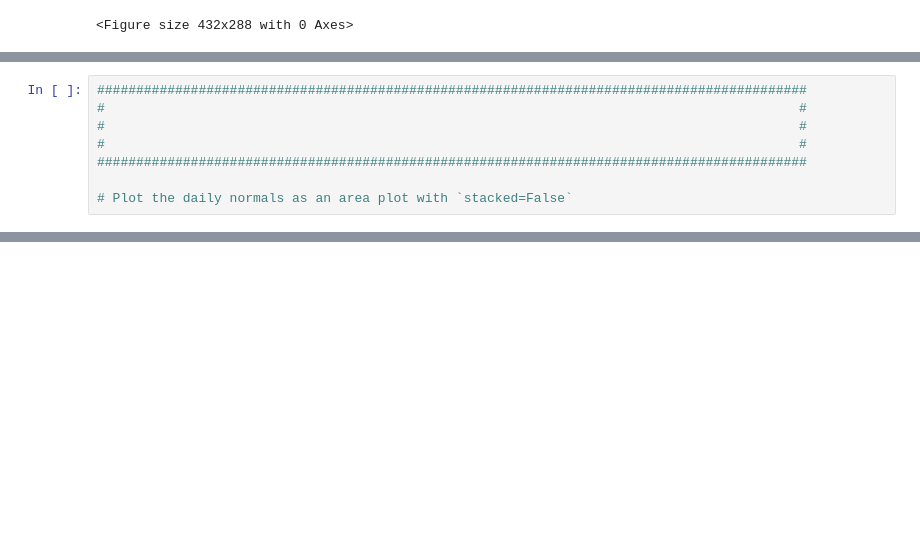
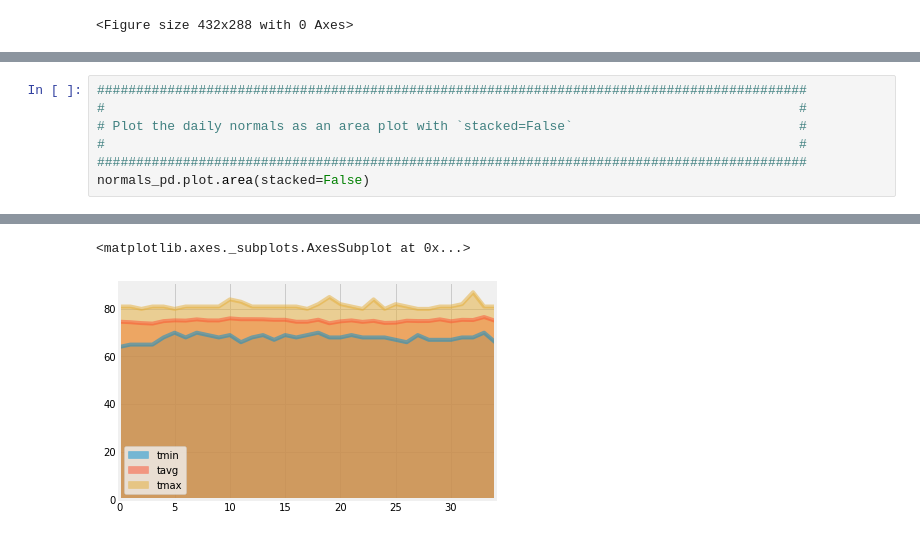
Before and after one commit to sancininea/sqlalchemy-challenge, a Jupyter notebook: climate_starter.ipynb, the cells around one changed output, grey strips where cells are left out. Drawn from its saved outputs; the diff is of its cells as text; blank space fills up the shorter version.

```diff
--- a/climate_starter.ipynb
+++ b/climate_starter.ipynb
@@ -366,9 +642,8 @@ daily_normals("01-01")
 # %%
 ###########################################################################################
 #                                                                                         #
-#                                                                                         #
+# Plot the daily normals as an area plot with `stacked=False`                             #
 #                                                                                         #
 ###########################################################################################
-
-# Plot the daily normals as an area plot with `stacked=False`
+normals_pd.plot.area(stacked=False)
 # %% [output]
@@ -376,0 +650,2 @@ daily_normals("01-01")
+<matplotlib.axes._subplots.AxesSubplot at 0x...>
+[figure, added]
```
Also changed, not shown: parts of 18 cells of this notebook, 2 other files.
